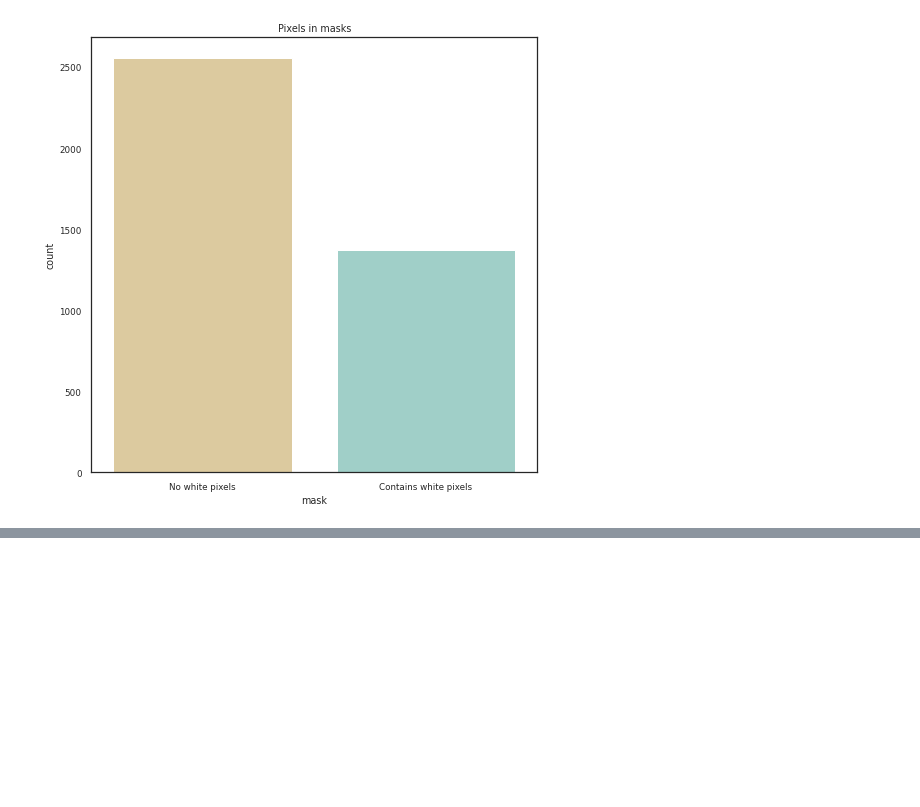
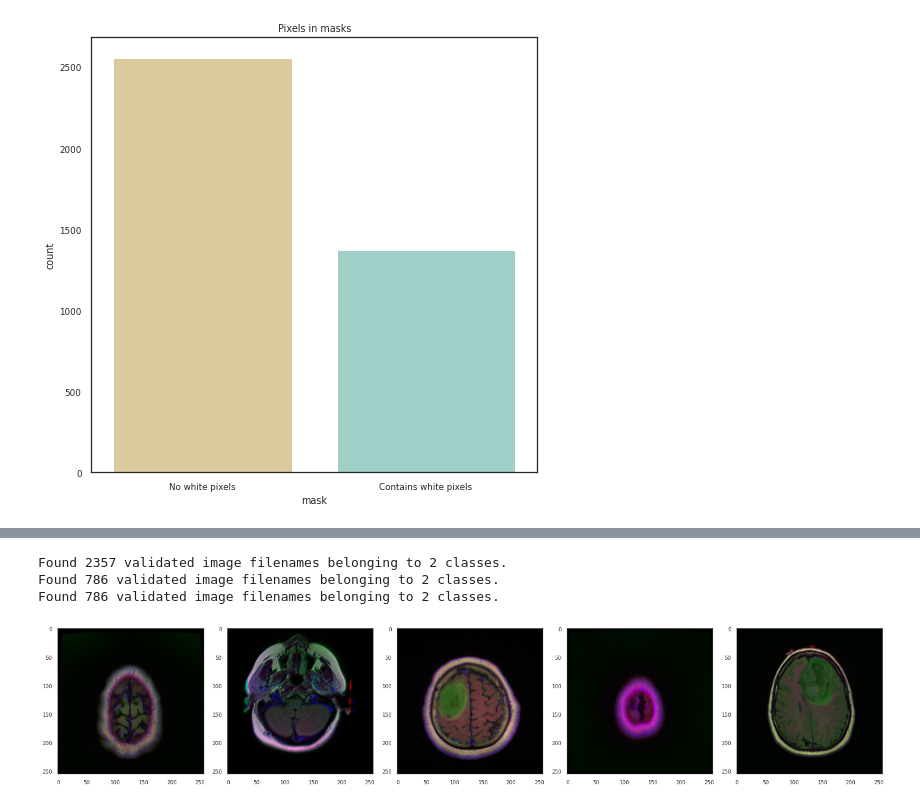
Before and after one commit to byunsy/brain-mri-segmentation, a Jupyter notebook: Brain_MRI_Segmentation.ipynb, the cells around one changed output, grey strips where cells are left out. Saved outputs shown, nothing was run; the diff lists cells and outputs as text; code cells hidden in the pictures; blank space fills up the shorter version.

Commit message:
updated data preparation process

```diff
--- a/Brain_MRI_Segmentation.ipynb
+++ b/Brain_MRI_Segmentation.ipynb
@@ -225,0 +275,3 @@ plt.imshow(cv2.imread(brain_df.image_path[i]));
+# %%
+brain_df_src = brain_df.drop(columns=['patient_id'])
+brain_df_src
@@ -225,0 +305,3 @@ plt.imshow(cv2.imread(brain_df.image_path[i]));
+# %%
+brain_df_src['mask'] = brain_df_src['mask'].astype('string')
+brain_df_src.info()
@@ -225,0 +319,72 @@ plt.imshow(cv2.imread(brain_df.image_path[i]));
+# %%
+BATCH_SIZE = 16
+IMG_SHAPE = 256
+# %%
+from sklearn.model_selection import train_test_split
+from keras_preprocessing.image import ImageDataGenerator
+
+# First split into train and test sets at 80:20 ratio
+# Second split into train validation at 75:25 ratio
+# - results in 60:20:20 ratio (train, val, test)
+train, test = train_test_split(brain_df_src, test_size=0.2, random_state=1)
+train, val = train_test_split(train, test_size=0.25, random_state=1)
+
+# TRAIN
+image_gen_train = ImageDataGenerator(rescale=1./255.)
+train_data_gen = image_gen_train.flow_from_dataframe(
+    train,
+    directory='./',
+    x_col='image_path',
+    y_col='mask',
+    # subset='training',
+    class_mode='categorical',
+    batch_size=BATCH_SIZE,
+    shuffle=True,
+    target_size=(IMG_SHAPE,IMG_SHAPE)
+)
+
+# VALID
+image_gen_val = ImageDataGenerator(rescale=1./255.)
+val_data_gen = image_gen_val.flow_from_dataframe(
+    val,
+    directory='./',
+    x_col='image_path',
+    y_col='mask',
+    # subset='validation',
+    class_mode='categorical',
+    batch_size=BATCH_SIZE,
+    shuffle=True,
+    target_size=(IMG_SHAPE,IMG_SHAPE)
+)
+
+# TEST
+image_gen_test = ImageDataGenerator(rescale=1./255.)
+test_data_gen = image_gen_test.flow_from_dataframe(
+    test,
+    directory='./',
+    x_col='image_path',
+    y_col='mask',
+    class_mode='categorical',
+    batch_size=BATCH_SIZE,
+    shuffle=False,
+    target_size=(IMG_SHAPE,IMG_SHAPE)
+)
+# %% [output]
+Found 2357 validated image filenames belonging to 2 classes.
+Found 786 validated image filenames belonging to 2 classes.
+Found 786 validated image filenames belonging to 2 classes.
+# %%
+# This function will plot images in the form of a grid with 1 row and 5 columns
+# where images are placed in each column.
+def plotImages(images_arr):
+    fig, axes = plt.subplots(1, 5, figsize=(20,20))
+    axes = axes.flatten()
+    for img, ax in zip( images_arr, axes):
+        ax.imshow(img)
+    plt.tight_layout()
+    plt.show()
+# %%
+augmented_images = [train_data_gen[0][0][i] for i in range(5)]
+plotImages(augmented_images)
+# %% [output]
+[figure, added]
```
Also changed, not shown: parts of 14 cells of this notebook.
